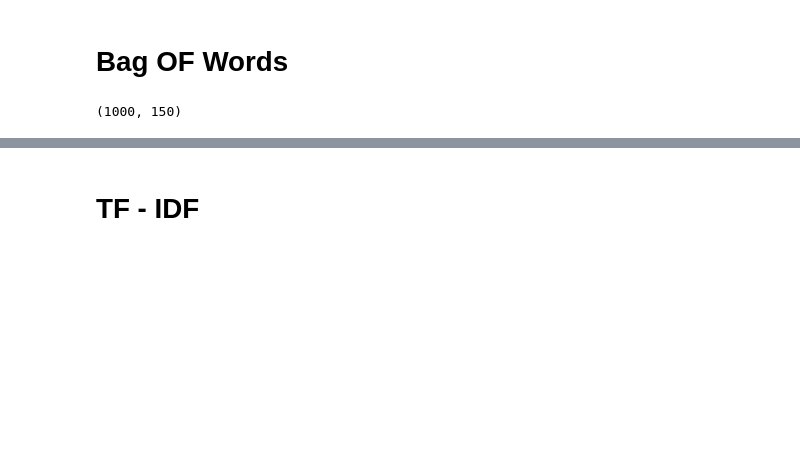
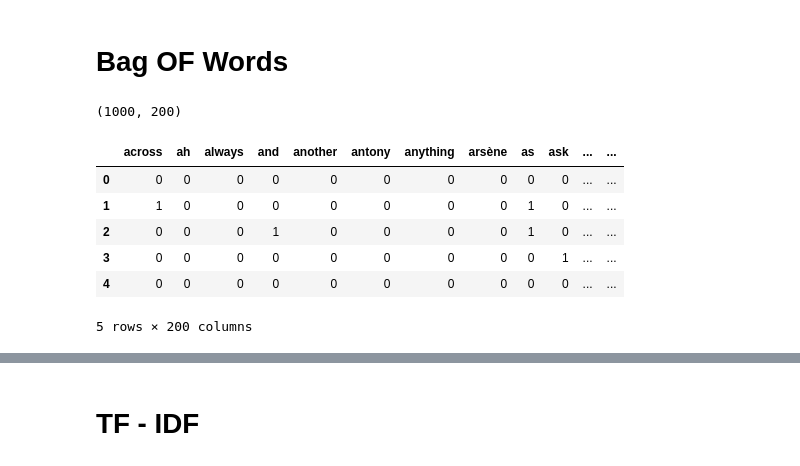
Before and after one commit to bhaskars9/Text-Classification, a Jupyter notebook: TextClassification.ipynb, the cells around one changed output, grey strips where cells are left out. Saved outputs shown, nothing was run; the diff lists cells and outputs as text; code cells hidden in the pictures; blank space fills up the shorter version.

```diff
--- a/TextClassification.ipynb
+++ b/TextClassification.ipynb
@@ -16,14 +38,20 @@ df.head()
 # %% [markdown]
 # Bag OF Words
 # %%
-from sklearn.feature_extraction.text import CountVectorizer
-
-cv = CountVectorizer(max_features = 150)
-X = cv.fit_transform(df.text).toarray()
+vectorizer = CountVectorizer(max_features = 200)
+X = vectorizer.fit_transform(df.text).toarray()
 X.shape
 # %% [output]
-(1000, 150)
+(1000, 200)
 # %%
-# BOW_df = pd.DataFrame(X,columns = cv.get_feature_names())
-# BOW_df.head()
+BOW_df = pd.DataFrame(X,columns = cv.get_feature_names())
+BOW_df.head()
+# %% [output]
+|  | across | ah | always | and | another | antony | anything | arsène | as | ask | ... | ... |
+| 0 | 0 | 0 | 0 | 0 | 0 | 0 | 0 | 0 | 0 | 0 | ... | ... |
+| 1 | 1 | 0 | 0 | 0 | 0 | 0 | 0 | 0 | 1 | 0 | ... | ... |
+| 2 | 0 | 0 | 0 | 1 | 0 | 0 | 0 | 0 | 1 | 0 | ... | ... |
+| 3 | 0 | 0 | 0 | 0 | 0 | 0 | 0 | 0 | 0 | 1 | ... | ... |
+| 4 | 0 | 0 | 0 | 0 | 0 | 0 | 0 | 0 | 0 | 0 | ... | ... |
+5 rows × 200 columns
 # %%
```
Also changed, not shown: parts of 19 cells of this notebook.
